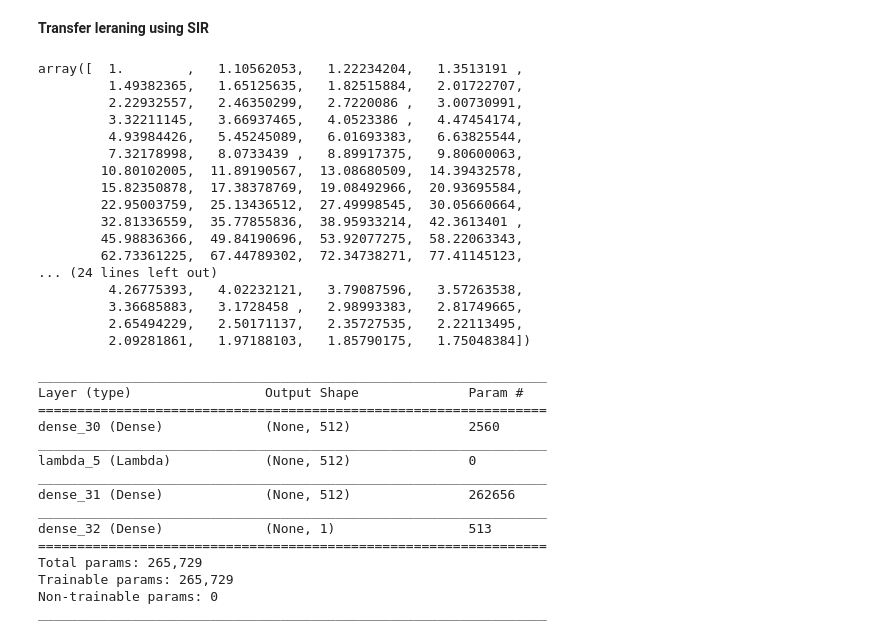
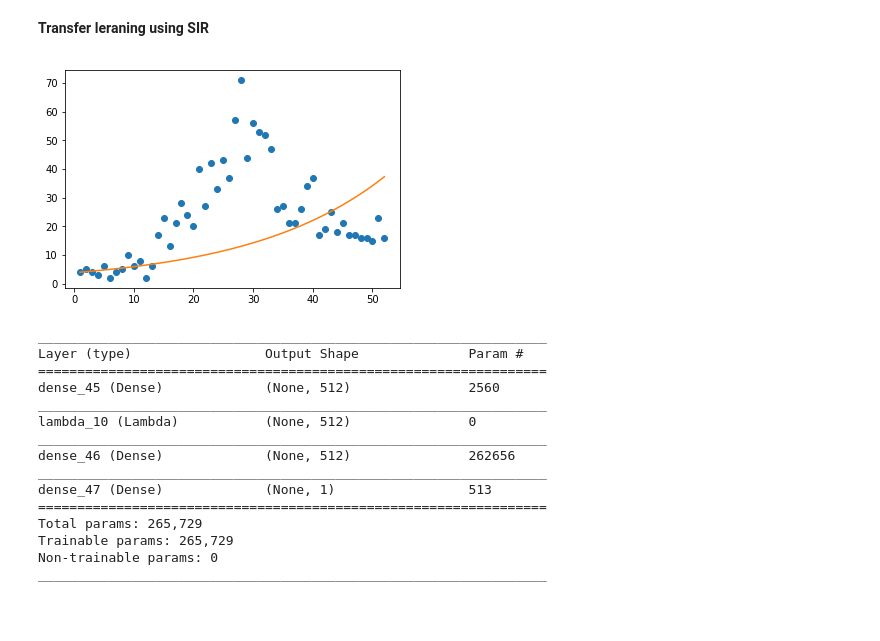
Before and after one commit to gcgibson/reporting_delay, a Jupyter notebook: nn.ipynb, the cells around one changed output. Drawn from its saved outputs; the diff is of its cells as text; code cells hidden in the pictures; blank space fills up the shorter version.

```diff
--- a/nn.ipynb
+++ b/nn.ipynb
@@ -130,26 +101,36 @@ S, I, R = ret.T
-# %%
-I
-# %% [output]
-array([  1.        ,   1.10562053,   1.22234204,   1.3513191 ,
-         1.49382365,   1.65125635,   1.82515884,   2.01722707,
-         2.22932557,   2.46350299,   2.7220086 ,   3.00730991,
-         3.32211145,   3.66937465,   4.0523386 ,   4.47454174,
-         4.93984426,   5.45245089,   6.01693383,   6.63825544,
-         7.32178998,   8.0733439 ,   8.89917375,   9.80600063,
-        10.80102005,  11.89190567,  13.08680509,  14.39432578,
-        15.82350878,  17.38378769,  19.08492966,  20.93695584,
-        22.95003759,  25.13436512,  27.49998545,  30.05660664,
-        32.81336559,  35.77855836,  38.95933214,  42.3613401 ,
-        45.98836366,  49.84190696,  53.92077275,  58.22063343,
-        62.73361225,  67.44789302,  72.34738271,  77.41145123,
-... (24 lines left out)
-         4.26775393,   4.02232121,   3.79087596,   3.57263538,
-         3.36685883,   3.1728458 ,   2.98993383,   2.81749665,
-         2.65494229,   2.50171137,   2.35727535,   2.22113495,
-         2.09281861,   1.97188103,   1.85790175,   1.75048384])
+# %%
+import numpy as np
+from scipy.integrate import odeint
+import matplotlib.pyplot as plt
+from scipy import integrate, optimize
+
+ydata = data[:52]
+xdata = np.arange(1,len(ydata)+1)
+def sir_model(y, x, beta, gamma):
+    S = -beta * y[0] * y[1] / N
+    R = gamma * y[1]
+    I = -(S + R)
+    return S, I, R
+
+def fit_odeint(x, beta, gamma):
+    return integrate.odeint(sir_model, (S0, I0, R0), x, args=(beta, gamma))[:,1]
+
+N = 1.0
+I0 = ydata[0]
+S0 = N - I0
+R0 = 0.0
+
+popt, pcov = optimize.curve_fit(fit_odeint, xdata, ydata)
+fitted = fit_odeint(xdata, *popt)
+
+plt.plot(xdata, ydata, 'o')
+plt.plot(xdata, fitted)
+plt.show()
+# %% [output]
+[figure, added]
 # %%
 
-X,y = create_lag_training_set(I)
+X,y = create_lag_training_set(fitted)
 
 x_train = X[:len(X)-20]
 x_test= X[len(X)-20:]
@@ -182,13 +163,13 @@ model.layers[0].trainable = False
 _________________________________________________________________
 Layer (type)                 Output Shape              Param #
 =================================================================
-dense_30 (Dense)             (None, 512)               2560
+dense_45 (Dense)             (None, 512)               2560
 _________________________________________________________________
-lambda_5 (Lambda)            (None, 512)               0
+lambda_10 (Lambda)           (None, 512)               0
 _________________________________________________________________
-dense_31 (Dense)             (None, 512)               262656
+dense_46 (Dense)             (None, 512)               262656
 _________________________________________________________________
-dense_32 (Dense)             (None, 1)                 513
+dense_47 (Dense)             (None, 1)                 513
 =================================================================
 Total params: 265,729
 Trainable params: 265,729
```
Also changed, not shown: parts of 8 cells of this notebook.
